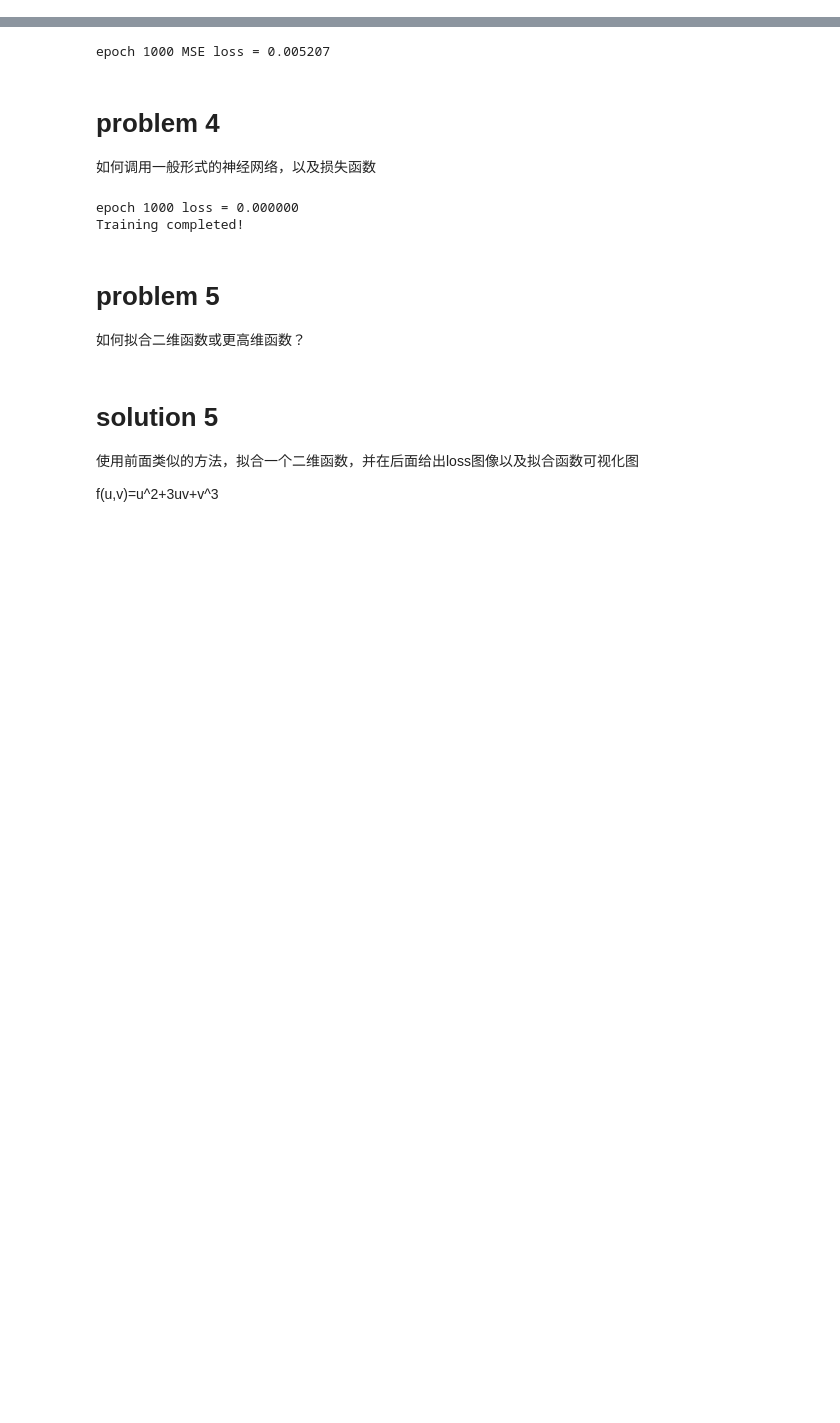
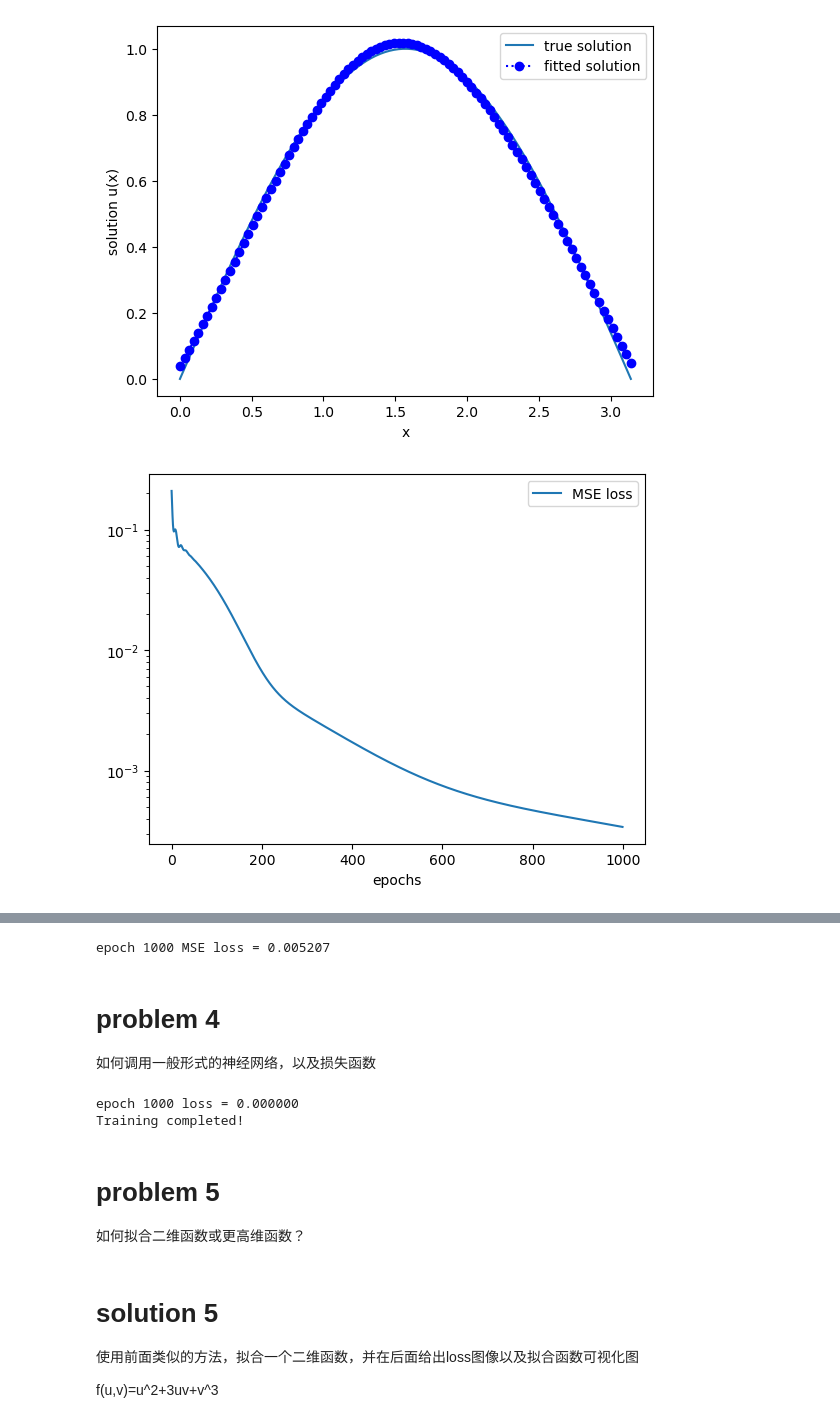
Before and after one commit to sweeter-byte/Deep-Learning-and-Computitional-Physic, a Jupyter notebook: labs/lab1.ipynb, the cells around one changed output, grey strips where cells are left out. Drawn from its saved outputs; the diff is of its cells as text; code cells hidden in the pictures; blank space fills up the shorter version.

```diff
--- a/labs/lab1.ipynb
+++ b/labs/lab1.ipynb
@@ -4,13 +43,13 @@ import numpy as np
 import torch.nn as nn
 import torch
 import torch.optim as optim
-from torch.autograd import Variable
 from numpy import pi
 
 class Net(nn.Module):
     def __init__(self):
-        super(Net, self).__init__()
-        self.fc1 = nn.Linear(1,128)
+        super(Net, self).__init__() # 调用父类 nn.Module 的初始化函数
+        self.fc1 = nn.Linear(1,128) # Linear ：全连接层（也叫 Dense 层）。
+                                    # 输入 1 个数 ， 经过 fc1 ，输出 128 个数字特征
         self.fc2 = nn.Linear(128,1)
 
     def forward(self, x):
@@ -23,4 +62,45 @@ def u(x):
     return y
 
 def loss_fn(net, x_data):
-    return (net(x_data) - u(x_data)).pow(2).mean() #测试拟合函数
+    return (net(x_data) - u(x_data)).pow(2).mean()
+
+#训练
+epochs = 1000
+learning_rate = 1e-3
+x_test = torch.linspace(0,pi,64).unsqueeze(1)
+net = Net()
+optimizer = optim.Adam(net.parameters(), lr=learning_rate)
+loss_history = []
+
+for i in range(epochs):
+    x = x_train                      # full batch
+    loss = loss_fn(net, x)           # 计算loss
+    loss_history.append(loss.item()) # 记录loss值
+    optimizer.zero_grad()            # 清空梯度
+    loss.backward()                  # 反向传播
+    optimizer.step()                 # 更新参数
+
+    print('\repoch {:d} MSE loss = {:.6f}'.format(i+1,loss.item()), end='', flush=True)
+
+#测试
+#x_test = torch.unsqueeze(torch.linspace(0,pi,100),dim=1)
+x_test = torch.linspace(0,pi,100).unsqueeze(1)
+y_test = u(x_test)
+y_predict = net(x_test)
+
+plt.figure(1)
+plt.plot(x_test, y_test, label='true solution')
+plt.plot(x_test, y_predict.detach(), 'bo:', label='fitted solution')
+plt.xlabel('x')
+plt.ylabel('solution u(x)')
+plt.legend()
+plt.show()
+
+
+plt.figure(2)
+plt.plot(loss_history,label='MSE loss')
+plt.xlabel('epochs')
+plt.yscale("log")
+plt.legend()
+plt.show()
+# %% [output]
@@ -26,0 +108,2 @@ def loss_fn(net, x_data):
+[figure, added]
+[figure, added]
```
Also changed, not shown: parts of 22 cells of this notebook.
